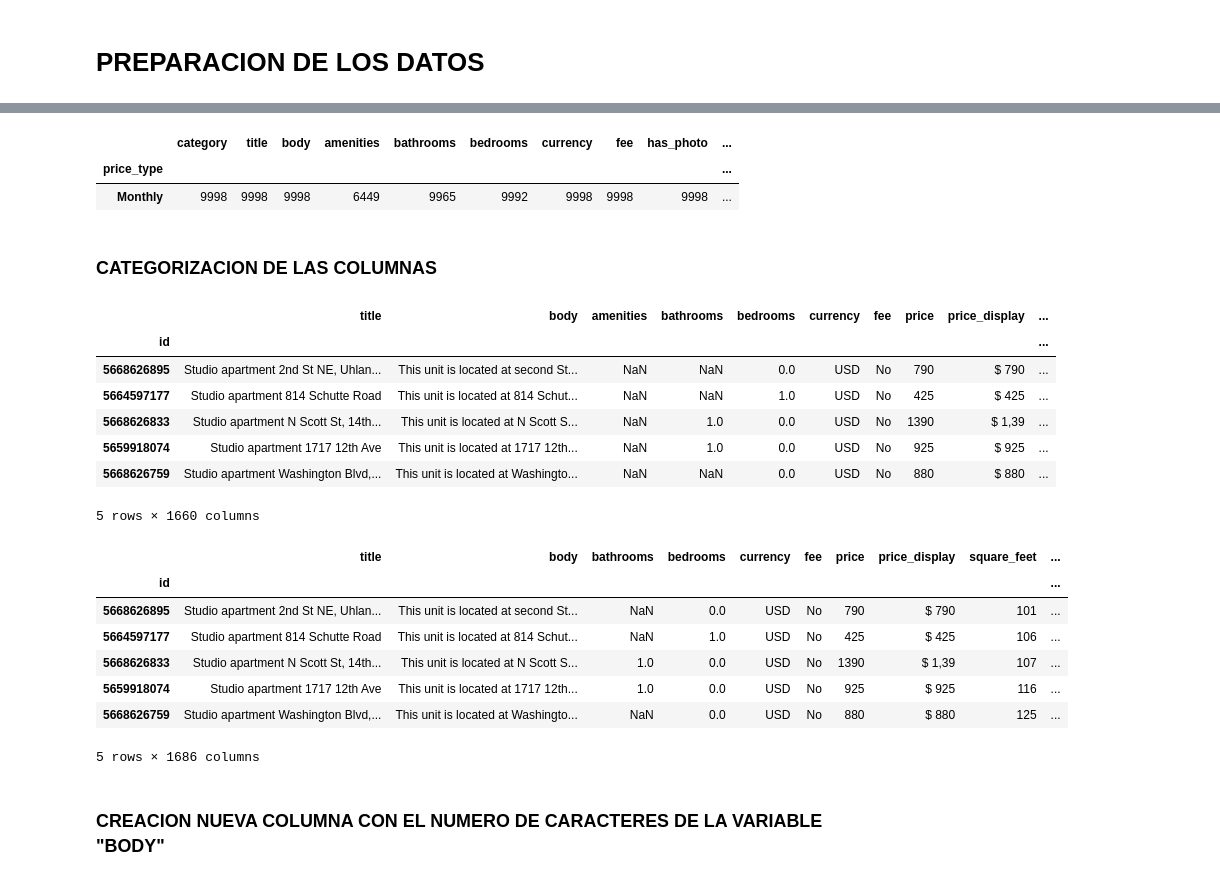
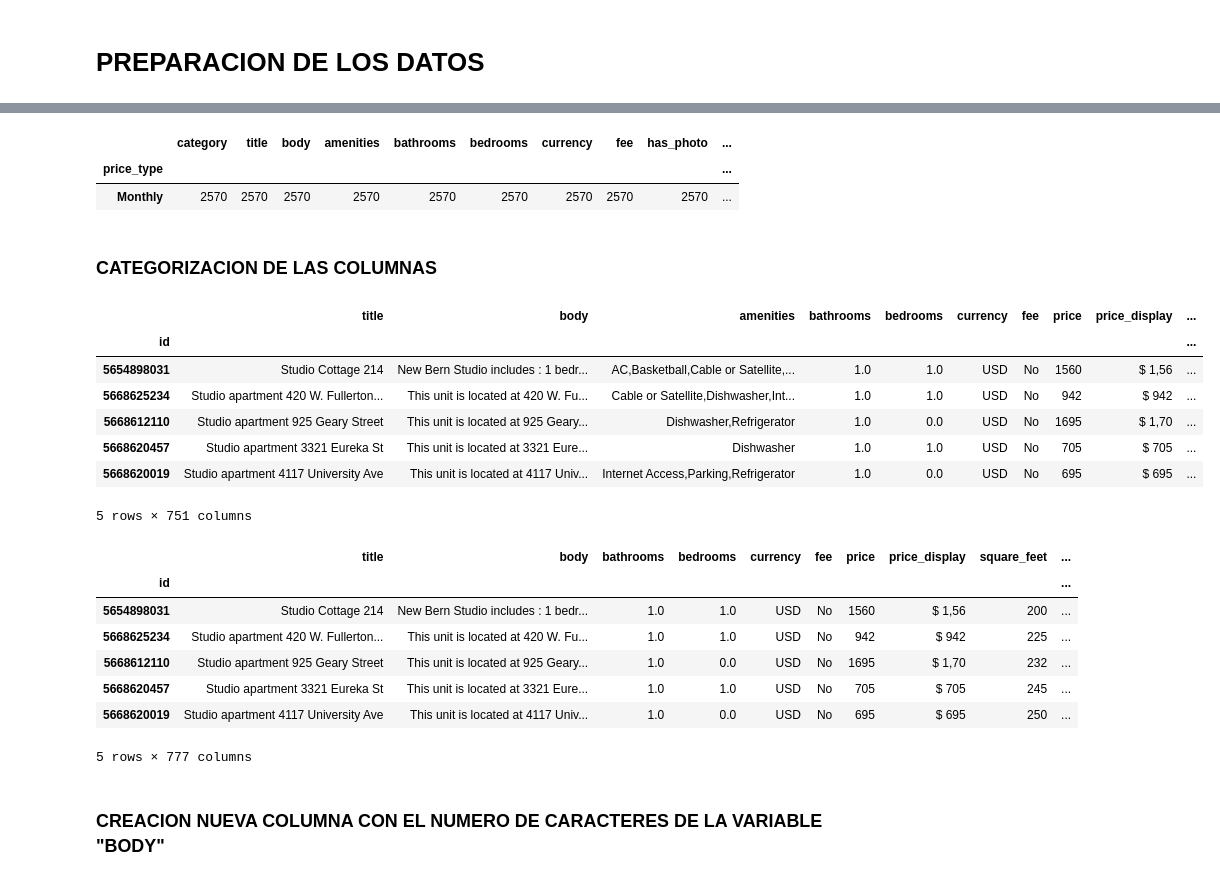
Before and after one commit to andresjulianbolivar/Proyecto1, a Jupyter notebook: Tarea 3/Preparacion_Datos.ipynb, the cells around one changed output, grey strips where cells are left out. Saved outputs shown, nothing was run; the diff lists cells and outputs as text; code cells hidden in the pictures.

```diff
--- a/Tarea 3/Preparacion_Datos.ipynb
+++ b/Tarea 3/Preparacion_Datos.ipynb
@@ -6,6 +6,9 @@ import pandas as pd
 # %%
 #Importar datos
 df = pd.read_csv("datos_apartamentos_rent.csv",index_col=0,encoding="Windows-1252",sep=";")
+df = df.dropna()
+df['latitude'] = df["latitude"].apply(lambda x: float(str(x).replace(".","")))
+df['longitude'] = df["longitude"].apply(lambda x: float(str(x).replace(".","")))
 df
 # %% [output]
 |  | category | title | body | amenities | bathrooms | bedrooms | currency | fee | has_photo | ... |
@@ -77,29 +78,29 @@ df.groupby(["price_type"]).count()
 # %% [output]
 |  | category | title | body | amenities | bathrooms | bedrooms | currency | fee | has_photo | ... |
 | price_type |  |  |  |  |  |  |  |  |  | ... |
-| Monthly | 9998 | 9998 | 9998 | 6449 | 9965 | 9992 | 9998 | 9998 | 9998 | ... |
+| Monthly | 2570 | 2570 | 2570 | 2570 | 2570 | 2570 | 2570 | 2570 | 2570 | ... |
 # %% [markdown]
 ### CATEGORIZACION DE LAS COLUMNAS
 # %%
 # Categorizar las columnas necesarias
-df = pd.get_dummies(df, columns = ['category'])
-df = pd.get_dummies(df, columns = ['pets_allowed'])
-df = pd.get_dummies(df, columns = ['has_photo'])
-df = pd.get_dummies(df, columns = ['cityname'])
-df = pd.get_dummies(df, columns = ['state'])
-df = pd.get_dummies(df, columns = ['source'])
-df = pd.get_dummies(df, columns = ['price_type'])
+df = pd.get_dummies(df, columns = ['category'], dtype=int, drop_first=False)
+df = pd.get_dummies(df, columns = ['pets_allowed'], dtype=int)
+df = pd.get_dummies(df, columns = ['has_photo'], dtype=int)
+df = pd.get_dummies(df, columns = ['cityname'], dtype=int)
+df = pd.get_dummies(df, columns = ['state'],dtype=int)
+df = pd.get_dummies(df, columns = ['source'],dtype=int)
+df = pd.get_dummies(df, columns = ['price_type'],dtype= int)
 
 df.head()
 # %% [output]
 |  | title | body | amenities | bathrooms | bedrooms | currency | fee | price | price_display | ... |
 | id |  |  |  |  |  |  |  |  |  | ... |
-| 5668626895 | Studio apartment 2nd St NE, Uhlan... | This unit is located at second St... | NaN | NaN | 0.0 | USD | No | 790 | $ 790 | ... |
-| 5664597177 | Studio apartment 814 Schutte Road | This unit is located at 814 Schut... | NaN | NaN | 1.0 | USD | No | 425 | $ 425 | ... |
-| 5668626833 | Studio apartment N Scott St, 14th... | This unit is located at N Scott S... | NaN | 1.0 | 0.0 | USD | No | 1390 | $ 1,39 | ... |
-| 5659918074 | Studio apartment 1717 12th Ave | This unit is located at 1717 12th... | NaN | 1.0 | 0.0 | USD | No | 925 | $ 925 | ... |
-| 5668626759 | Studio apartment Washington Blvd,... | This unit is located at Washingto... | NaN | NaN | 0.0 | USD | No | 880 | $ 880 | ... |
+| 5654898031 | Studio Cottage 214 | New Bern Studio includes : 1 bedr... | AC,Basketball,Cable or Satellite,... | 1.0 | 1.0 | USD | No | 1560 | $ 1,56 | ... |
+| 5668625234 | Studio apartment 420 W. Fullerton... | This unit is located at 420 W. Fu... | Cable or Satellite,Dishwasher,Int... | 1.0 | 1.0 | USD | No | 942 | $ 942 | ... |
+| 5668612110 | Studio apartment 925 Geary Street | This unit is located at 925 Geary... | Dishwasher,Refrigerator | 1.0 | 0.0 | USD | No | 1695 | $ 1,70 | ... |
+| 5668620457 | Studio apartment 3321 Eureka St | This unit is located at 3321 Eure... | Dishwasher | 1.0 | 1.0 | USD | No | 705 | $ 705 | ... |
+| 5668620019 | Studio apartment 4117 University Ave | This unit is located at 4117 Univ... | Internet Access,Parking,Refrigerator | 1.0 | 0.0 | USD | No | 695 | $ 695 | ... |
-5 rows × 1660 columns
+5 rows × 751 columns
 # %%
 #Categorizar la columna de amenities
 
@@ -120,12 +121,12 @@ df.head()
 # %% [output]
 |  | title | body | bathrooms | bedrooms | currency | fee | price | price_display | square_feet | ... |
 | id |  |  |  |  |  |  |  |  |  | ... |
-| 5668626895 | Studio apartment 2nd St NE, Uhlan... | This unit is located at second St... | NaN | 0.0 | USD | No | 790 | $ 790 | 101 | ... |
-| 5664597177 | Studio apartment 814 Schutte Road | This unit is located at 814 Schut... | NaN | 1.0 | USD | No | 425 | $ 425 | 106 | ... |
-| 5668626833 | Studio apartment N Scott St, 14th... | This unit is located at N Scott S... | 1.0 | 0.0 | USD | No | 1390 | $ 1,39 | 107 | ... |
-| 5659918074 | Studio apartment 1717 12th Ave | This unit is located at 1717 12th... | 1.0 | 0.0 | USD | No | 925 | $ 925 | 116 | ... |
-| 5668626759 | Studio apartment Washington Blvd,... | This unit is located at Washingto... | NaN | 0.0 | USD | No | 880 | $ 880 | 125 | ... |
+| 5654898031 | Studio Cottage 214 | New Bern Studio includes : 1 bedr... | 1.0 | 1.0 | USD | No | 1560 | $ 1,56 | 200 | ... |
+| 5668625234 | Studio apartment 420 W. Fullerton... | This unit is located at 420 W. Fu... | 1.0 | 1.0 | USD | No | 942 | $ 942 | 225 | ... |
+| 5668612110 | Studio apartment 925 Geary Street | This unit is located at 925 Geary... | 1.0 | 0.0 | USD | No | 1695 | $ 1,70 | 232 | ... |
+| 5668620457 | Studio apartment 3321 Eureka St | This unit is located at 3321 Eure... | 1.0 | 1.0 | USD | No | 705 | $ 705 | 245 | ... |
+| 5668620019 | Studio apartment 4117 University Ave | This unit is located at 4117 Univ... | 1.0 | 0.0 | USD | No | 695 | $ 695 | 250 | ... |
-5 rows × 1686 columns
+5 rows × 777 columns
 # %% [markdown]
 ### CREACION NUEVA COLUMNA CON EL NUMERO DE CARACTERES DE LA VARIABLE "BODY"
 # %%
```
Also changed, not shown: parts of 7 cells of this notebook, 3 other files.
